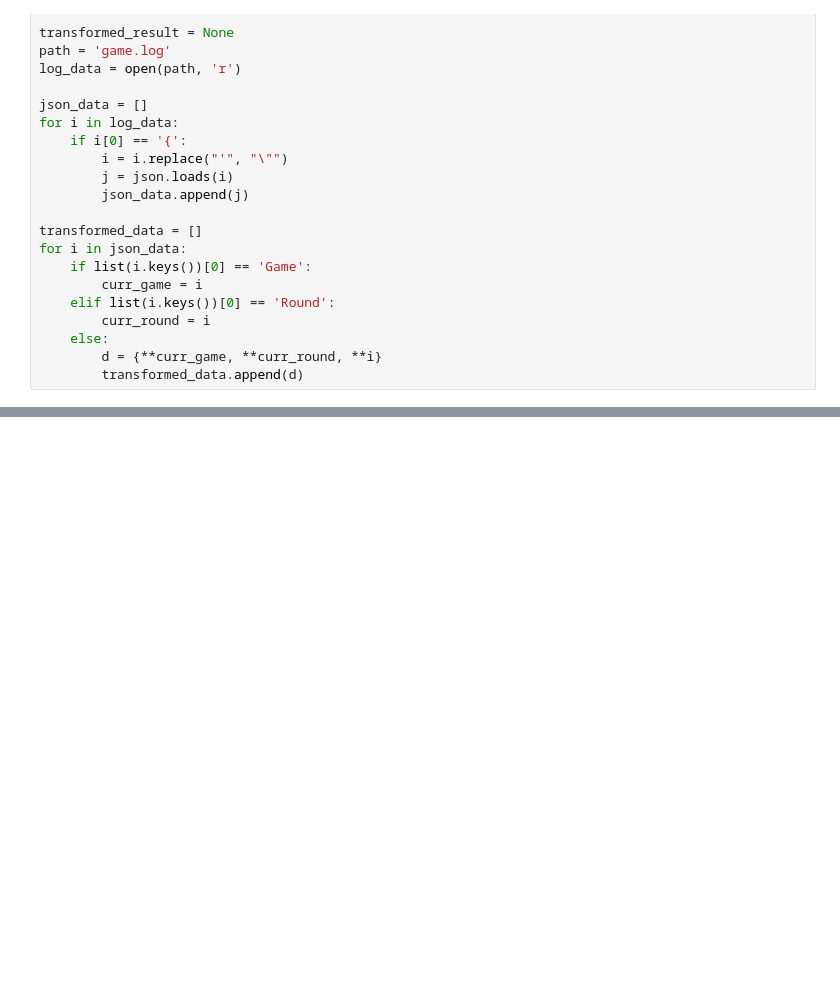
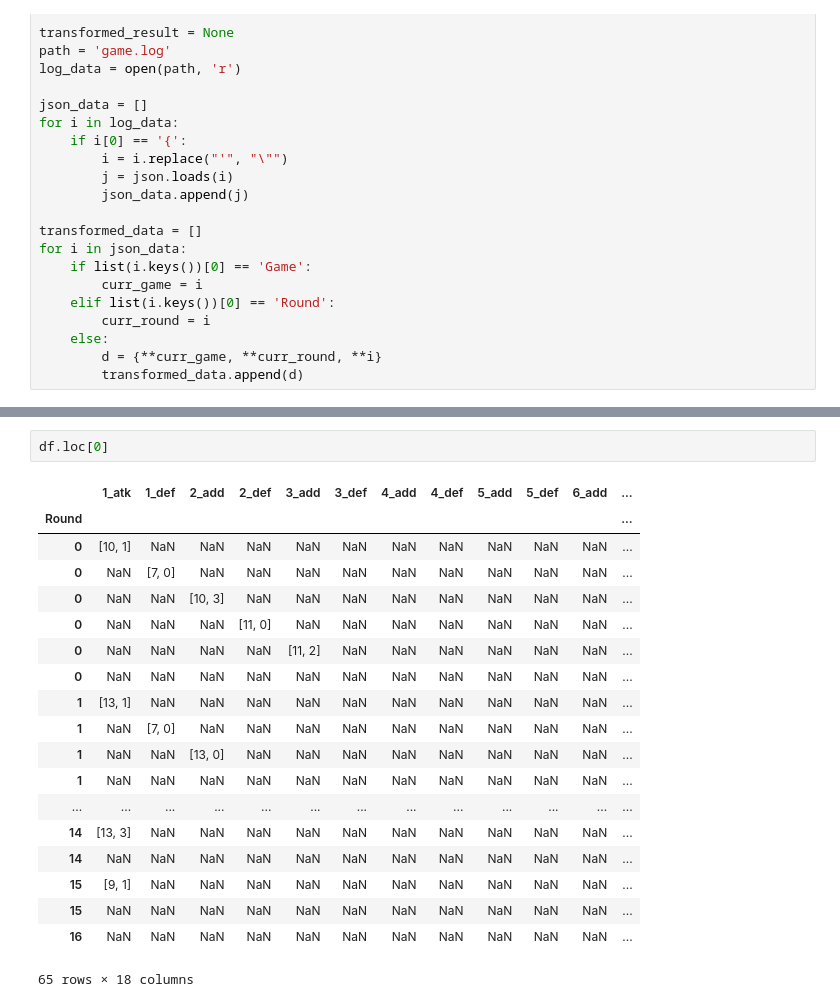
Before and after one commit to sersavn/durak-ai, a Jupyter notebook: log_wrangler.ipynb, the cells around one changed output, grey strips where cells are left out. Saved outputs shown, nothing was run; the diff lists cells and outputs as text; blank space fills up the shorter version.

```diff
--- a/log_wrangler.ipynb
+++ b/log_wrangler.ipynb
@@ -50,0 +51,22 @@ df
+# %%
+df.loc[0]
+# %% [output]
+|  | 1_atk | 1_def | 2_add | 2_def | 3_add | 3_def | 4_add | 4_def | 5_add | 5_def | 6_add | ... |
+| Round |  |  |  |  |  |  |  |  |  |  |  | ... |
+| 0 | [10, 1] | NaN | NaN | NaN | NaN | NaN | NaN | NaN | NaN | NaN | NaN | ... |
+| 0 | NaN | [7, 0] | NaN | NaN | NaN | NaN | NaN | NaN | NaN | NaN | NaN | ... |
+| 0 | NaN | NaN | [10, 3] | NaN | NaN | NaN | NaN | NaN | NaN | NaN | NaN | ... |
+| 0 | NaN | NaN | NaN | [11, 0] | NaN | NaN | NaN | NaN | NaN | NaN | NaN | ... |
+| 0 | NaN | NaN | NaN | NaN | [11, 2] | NaN | NaN | NaN | NaN | NaN | NaN | ... |
+| 0 | NaN | NaN | NaN | NaN | NaN | NaN | NaN | NaN | NaN | NaN | NaN | ... |
+| 1 | [13, 1] | NaN | NaN | NaN | NaN | NaN | NaN | NaN | NaN | NaN | NaN | ... |
+| 1 | NaN | [7, 0] | NaN | NaN | NaN | NaN | NaN | NaN | NaN | NaN | NaN | ... |
+| 1 | NaN | NaN | [13, 0] | NaN | NaN | NaN | NaN | NaN | NaN | NaN | NaN | ... |
+| 1 | NaN | NaN | NaN | NaN | NaN | NaN | NaN | NaN | NaN | NaN | NaN | ... |
+| ... | ... | ... | ... | ... | ... | ... | ... | ... | ... | ... | ... | ... |
+| 14 | [13, 3] | NaN | NaN | NaN | NaN | NaN | NaN | NaN | NaN | NaN | NaN | ... |
+| 14 | NaN | NaN | NaN | NaN | NaN | NaN | NaN | NaN | NaN | NaN | NaN | ... |
+| 15 | [9, 1] | NaN | NaN | NaN | NaN | NaN | NaN | NaN | NaN | NaN | NaN | ... |
+| 15 | NaN | NaN | NaN | NaN | NaN | NaN | NaN | NaN | NaN | NaN | NaN | ... |
+| 16 | NaN | NaN | NaN | NaN | NaN | NaN | NaN | NaN | NaN | NaN | NaN | ... |
+65 rows × 18 columns
```
Also changed, not shown: parts of 1 cell of this notebook, 5 other files.
